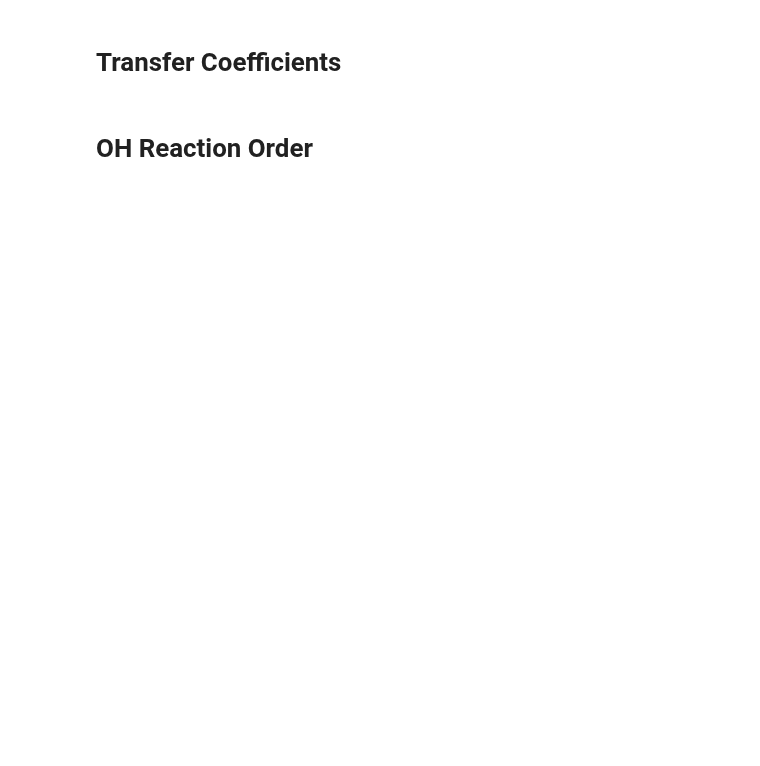
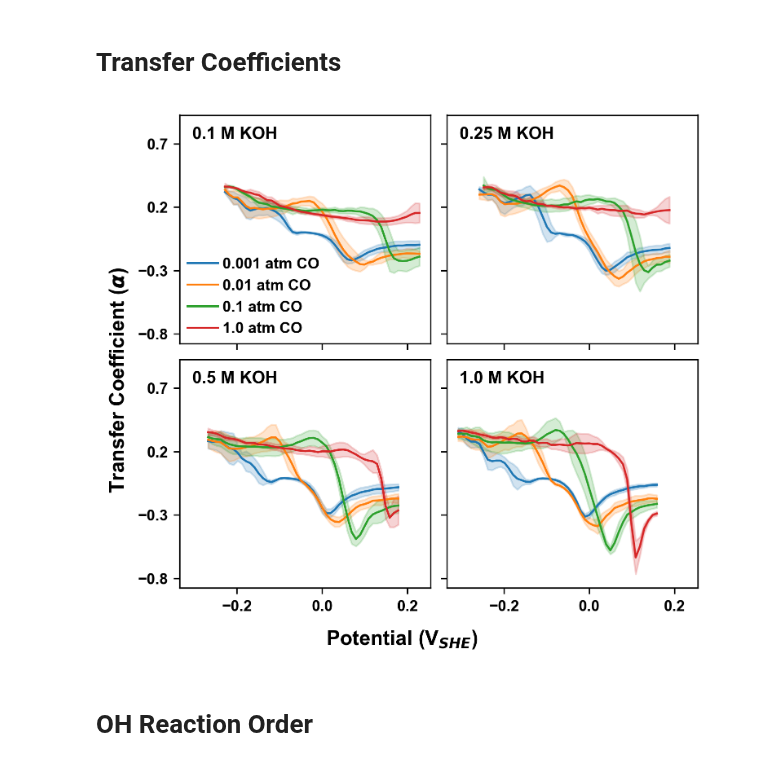
Before and after one commit to awasthivarun/MKM, a Jupyter notebook: CO_oxidation/Pt100_KOH_raw/preprocessing.ipynb, the cells around one changed output. Cells and saved outputs as stored; diff of their text form; code cells hidden in the pictures; blank space fills up the shorter version.

```diff
--- a/CO_oxidation/Pt100_KOH_raw/preprocessing.ipynb
+++ b/CO_oxidation/Pt100_KOH_raw/preprocessing.ipynb
@@ -322,7 +203,7 @@ for i, (C_KOH, P_CO) in enumerate(conditions):
     E_ref = 0 - slope_f*(14 + np.log10(C_KOH))
     alpha_todd[(C_KOH, P_CO)]['E'] = alpha_todd[(C_KOH, P_CO)]['E'] + E_ref
 # %%
-# Block 5: Calculate alpha from UNTRUNCATED data for plotting reference
+# Calculate alpha from UNTRUNCATED data for plotting reference
 
 for condition_trial in conditions_trials:
     E = untruncated_data[condition_trial]['E']
@@ -339,7 +220,7 @@ for condition in conditions:
         alpha_trials.append(untruncated_data[condition_trial]['alpha'])
 
     alpha_array = np.array(alpha_trials)
-    experiments_mean[condition]['untruncated_alpha'] = np.mean(alpha_array, axis=0)
-    experiments_mean[condition]['untruncated_alpha_SD'] = np.std(alpha_array, axis=0, ddof=1)
+    experiments_mean[condition]['alpha'] = np.mean(alpha_array, axis=0)
+    experiments_mean[condition]['alpha_SD'] = np.std(alpha_array, axis=0, ddof=1)
 # %% [markdown]
 # Transfer Coefficients
@@ -403,3 +227,35 @@ plt.tight_layout()
+# %%
+# Plotting alphas
+
+fig, axes = plt.subplots(2, 2, figsize=(5.0, 4.5), dpi=300, sharex=True, sharey=True)
+axes = axes.flatten()
+
+for i, (ax, C_KOH) in enumerate(zip(axes, C_KOH_list)):
+    for P_CO in P_CO_list:
+        cond = (C_KOH, P_CO)
+        d = experiments_mean[cond]
+        line, = ax.plot(d['E'], d['alpha'], lw=1.2, label=f'{P_CO} atm CO')
+        color = line.get_color()
+        ax.fill_between(d['E'], d['alpha'] - d['alpha_SD'],
+                        d['alpha'] + d['alpha_SD'], color=color, alpha=0.2)
+        t = alpha_todd[cond]
+        # ax.errorbar(t['E'], t['alpha'], yerr=t['alpha_SD'], fmt='o', markersize=4, color=color, capsize=2, elinewidth=1.0)
+
+    span = 1.5
+    ax.set_yticks([-0.8, -0.3, 0.2, 0.7])
+    ax.set_ylim(-0.8 - (0.05 * span), 0.7 + (0.15 * span))
+    ax.tick_params(labelsize=9)
+
+    ax.text(0.05, 0.95, f'{C_KOH} M KOH', transform=ax.transAxes, fontsize=10, fontweight='bold', va='top')
+    if i == 0: ax.legend(fontsize=9, frameon=False, loc='lower left')
+
+fig.supxlabel(r'Potential (V$_{SHE}$)', fontsize=12, fontweight='bold')
+fig.supylabel(r'Transfer Coefficient ($\alpha$)', fontsize=12, fontweight='bold')
+plt.tight_layout(pad=0.5)
+# plt.savefig('fig_Pt100_KOH_alpha.svg', dpi=300)
+plt.show()
+# %% [output]
+[figure, added]
 # %%
 # Load Todd's delta_OH data + classification
 
```
Also changed, not shown: parts of 18 cells of this notebook, 25 other files.
